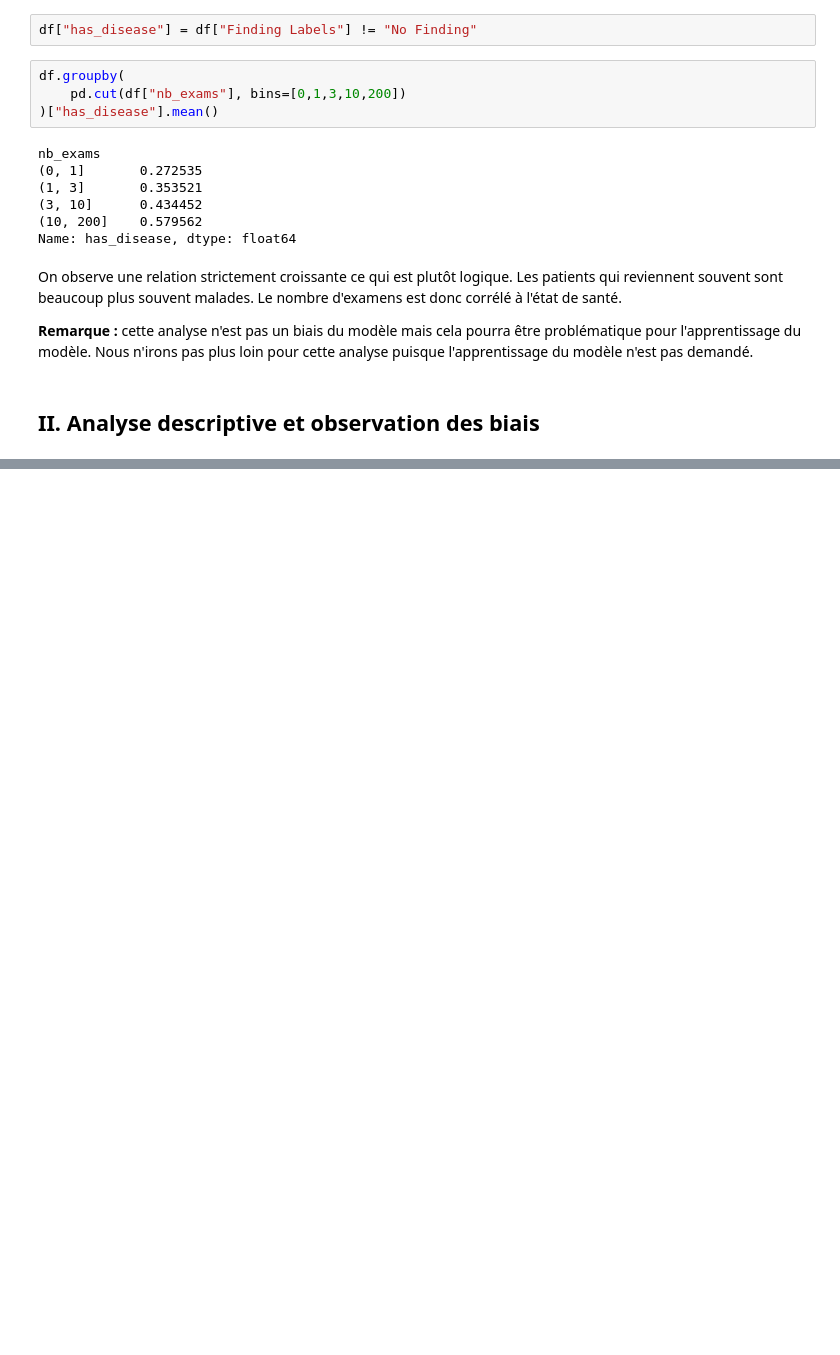
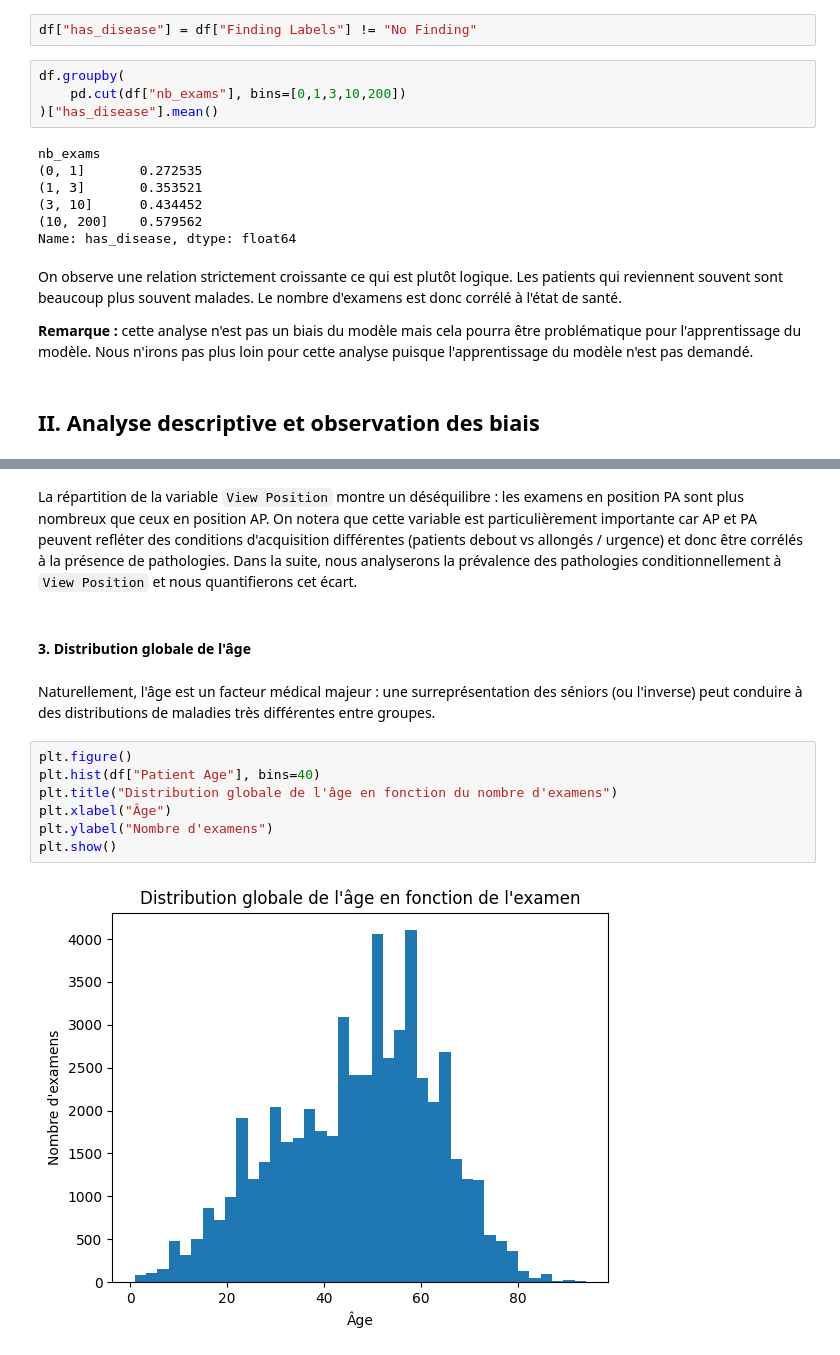
Before and after one commit to EagleForce14/Fairness, a Jupyter notebook: Mi-Projet/Mi-Projet-BRION.ipynb, the cells around one changed output, grey strips where cells are left out. Saved outputs shown, nothing was run; the diff lists cells and outputs as text; blank space fills up the shorter version.

```diff
--- a/Mi-Projet/Mi-Projet-BRION.ipynb
+++ b/Mi-Projet/Mi-Projet-BRION.ipynb
@@ -198,0 +246,16 @@ On observe une relation strictement croissante ce qui est plutôt logique. Les p
+# %% [markdown]
+La répartition de la variable `View Position` montre un déséquilibre : les examens en position PA sont plus nombreux que ceux en position AP.
+On notera que cette variable est particulièrement importante car AP et PA peuvent refléter des conditions d'acquisition différentes (patients debout vs allongés / urgence) et donc être corrélés à la présence de pathologies. Dans la suite, nous analyserons la prévalence des pathologies conditionnellement à `View Position` et nous quantifierons cet écart.
+# %% [markdown]
+#### 3. Distribution globale de l'âge
+# %% [markdown]
+Naturellement, l'âge est un facteur médical majeur : une surreprésentation des séniors (ou l'inverse) peut conduire à des distributions de maladies très différentes entre groupes.
+# %%
+plt.figure()
+plt.hist(df["Patient Age"], bins=40)
+plt.title("Distribution globale de l'âge en fonction du nombre d'examens")
+plt.xlabel("Âge")
+plt.ylabel("Nombre d'examens")
+plt.show()
+# %% [output]
+[figure, added]
```
Also changed, not shown: parts of 32 cells of this notebook.
